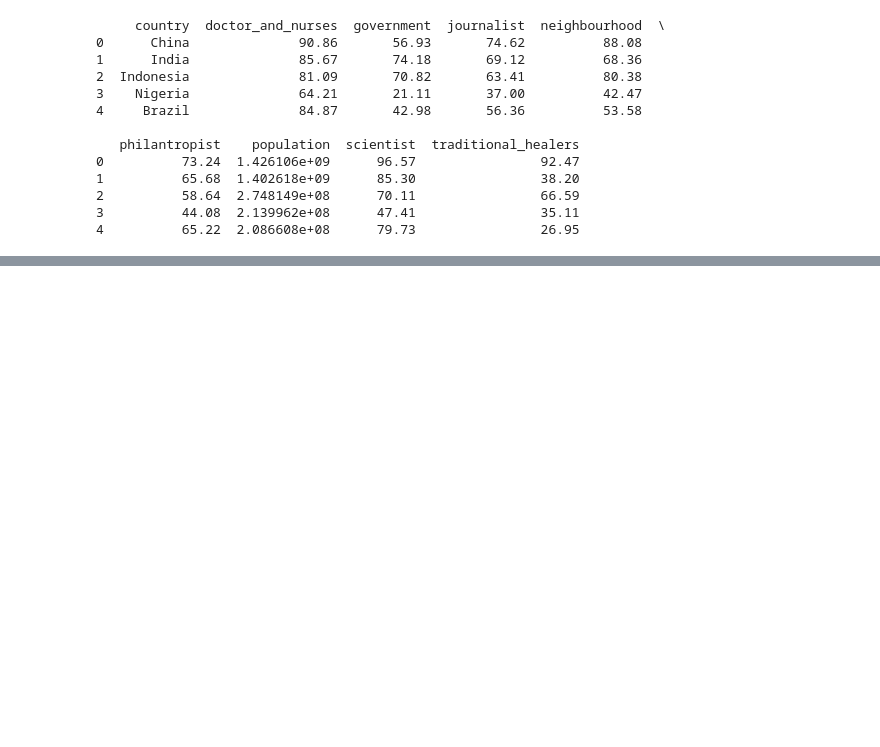
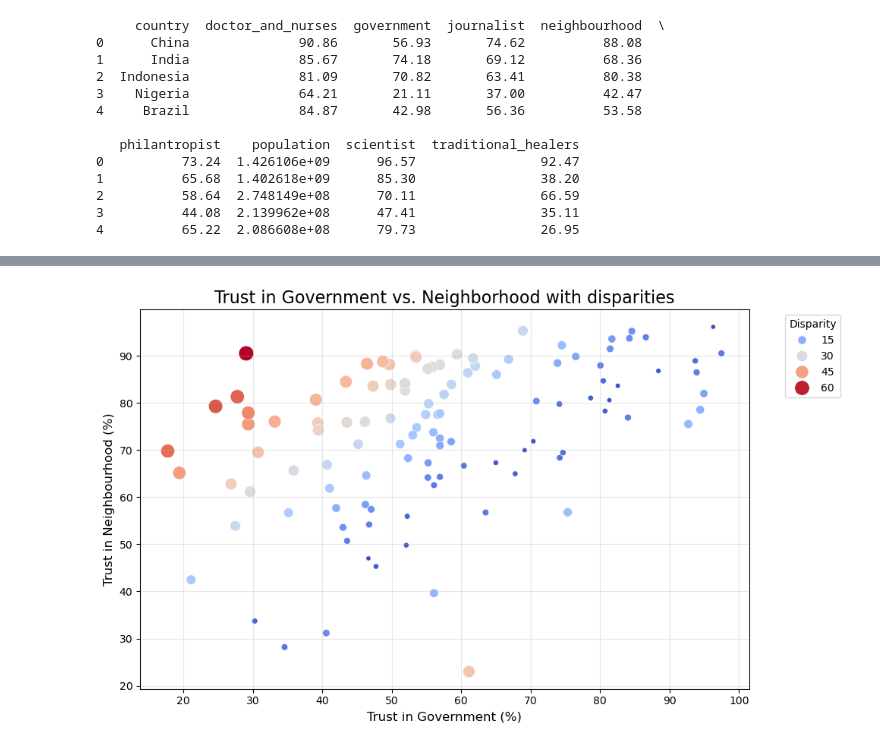
Before and after one commit to ethanshipman/Project-3-Group-3, a Jupyter notebook: Jupyter_Files/Ethan_S.ipynb, the cells around one changed output, grey strips where cells are left out. Drawn from its saved outputs; the diff is of its cells as text; code cells hidden in the pictures; blank space fills up the shorter version.

Commit message:
added more visuals to my portion

```diff
--- a/Jupyter_Files/Ethan_S.ipynb
+++ b/Jupyter_Files/Ethan_S.ipynb
@@ -96,0 +97,29 @@ plt.show()
+# %%
+#attempting to calculate the disparity between governemnt and neighborhood trust
+data['gov_neigh_disparity'] = abs(data['government'] - data['neighbourhood'])
+
+#maybe a scatter plot?
+plt.figure(figsize=(10,6))
+sns.scatterplot(
+    data=data,
+    x='government',
+    y='neighbourhood',
+    size='gov_neigh_disparity',
+    hue='gov_neigh_disparity',
+    palette='coolwarm',
+    sizes=(20, 200),
+    edgecolor='w'
+)
+
+#labels and titles
+plt.title("Trust in Government vs. Neighborhood with disparities", fontsize=16)
+plt.xlabel("Trust in Government (%)", fontsize=12)
+plt.ylabel("Trust in Neighbourhood (%)", fontsize=12)
+plt.legend(title="Disparity", bbox_to_anchor=(1.05, 1), loc='upper left')
+plt.grid(alpha=0.3)
+
+# plotting
+plt.tight_layout()
+plt.show()
+# %% [output]
+[figure, added]
```
Also changed, not shown: parts of 7 cells of this notebook.
